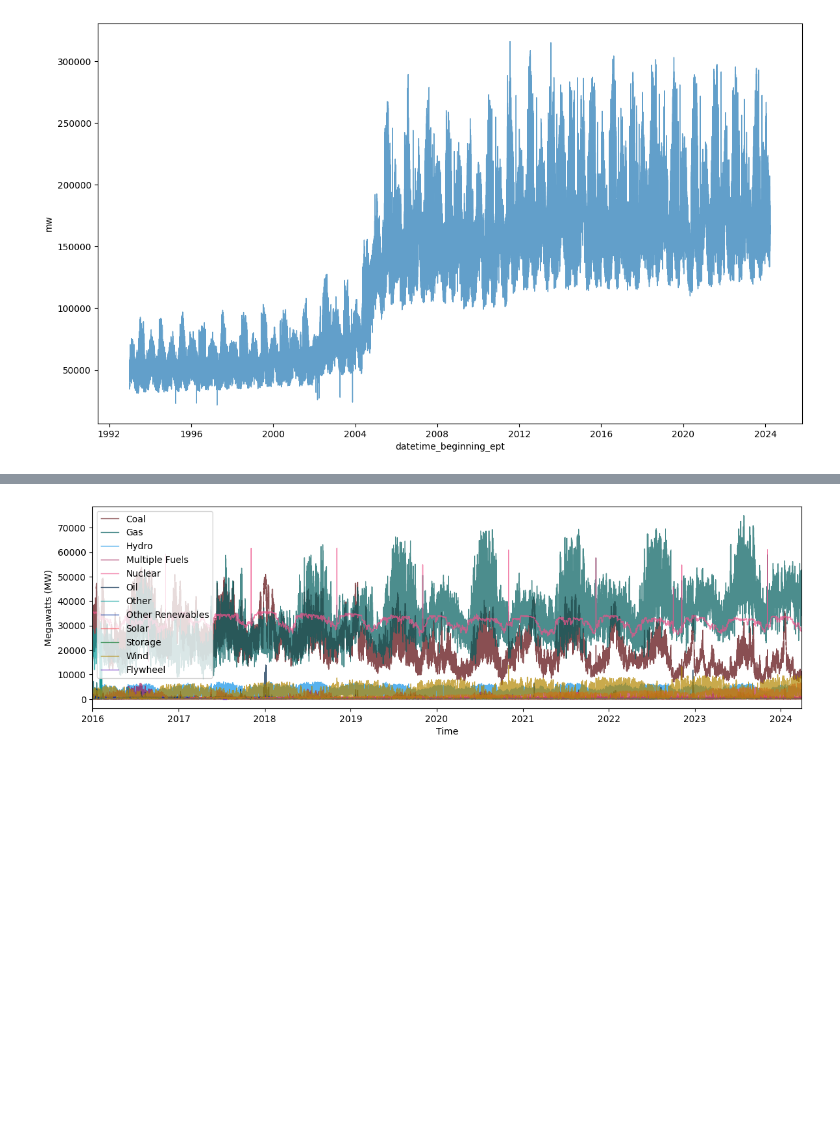
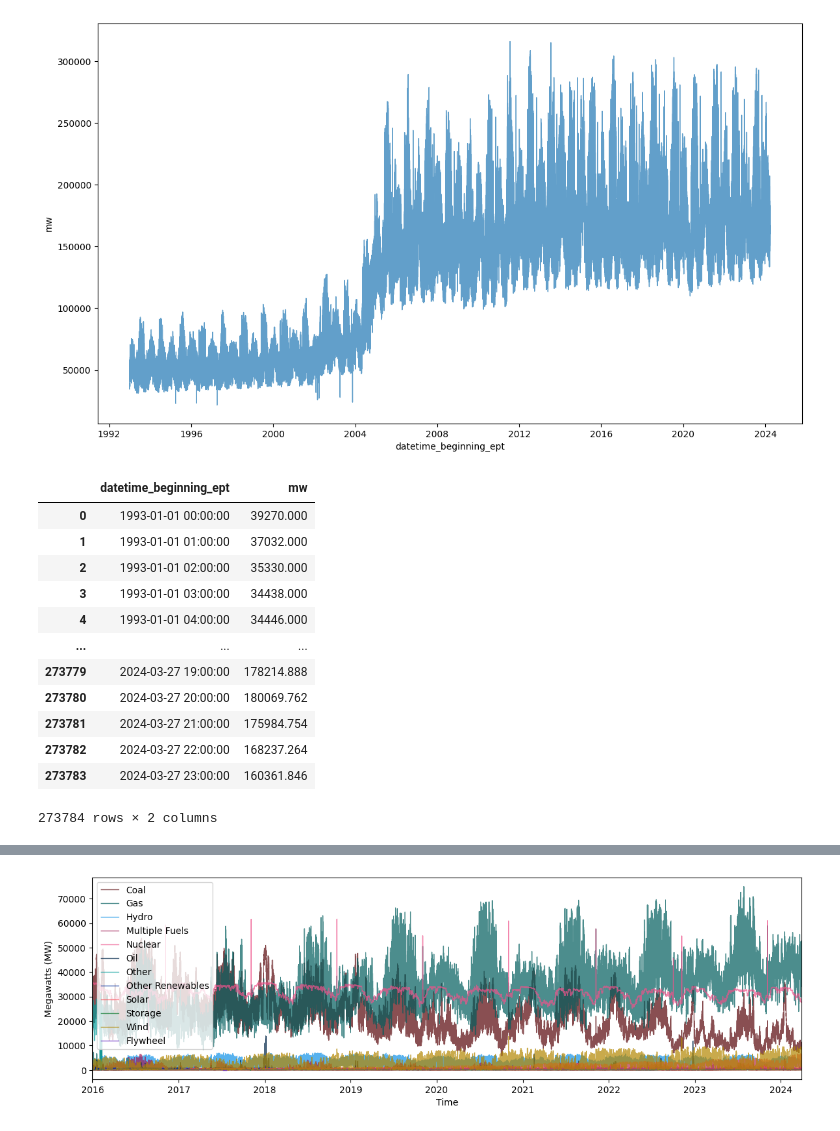
Before and after one commit to chill0121/Energy_Grid_Forecasting, a Jupyter notebook: Energy_Forecasting.ipynb, the cells around one changed output, grey strips where cells are left out. Cells and saved outputs as stored; diff of their text form; code cells hidden in the pictures; blank space fills up the shorter version.

```diff
--- a/Energy_Forecasting.ipynb
+++ b/Energy_Forecasting.ipynb
@@ -139,3 +144,19 @@ ax = sns.lineplot(load_df[['datetime_beginning_ept', 'mw']].groupby(['datetime_b
                   alpha = 0.7, lw = 1)
 # %% [output]
 [figure]
+# %%
+load_total_df
+# %% [output]
+|  | datetime_beginning_ept | mw |
+| 0 | 1993-01-01 00:00:00 | 39270.000 |
+| 1 | 1993-01-01 01:00:00 | 37032.000 |
+| 2 | 1993-01-01 02:00:00 | 35330.000 |
+| 3 | 1993-01-01 03:00:00 | 34438.000 |
+| 4 | 1993-01-01 04:00:00 | 34446.000 |
+| ... | ... | ... |
+| 273779 | 2024-03-27 19:00:00 | 178214.888 |
+| 273780 | 2024-03-27 20:00:00 | 180069.762 |
+| 273781 | 2024-03-27 21:00:00 | 175984.754 |
+| 273782 | 2024-03-27 22:00:00 | 168237.264 |
+| 273783 | 2024-03-27 23:00:00 | 160361.846 |
+273784 rows × 2 columns
```
Also changed, not shown: parts of 13 cells of this notebook, 2 other files.
